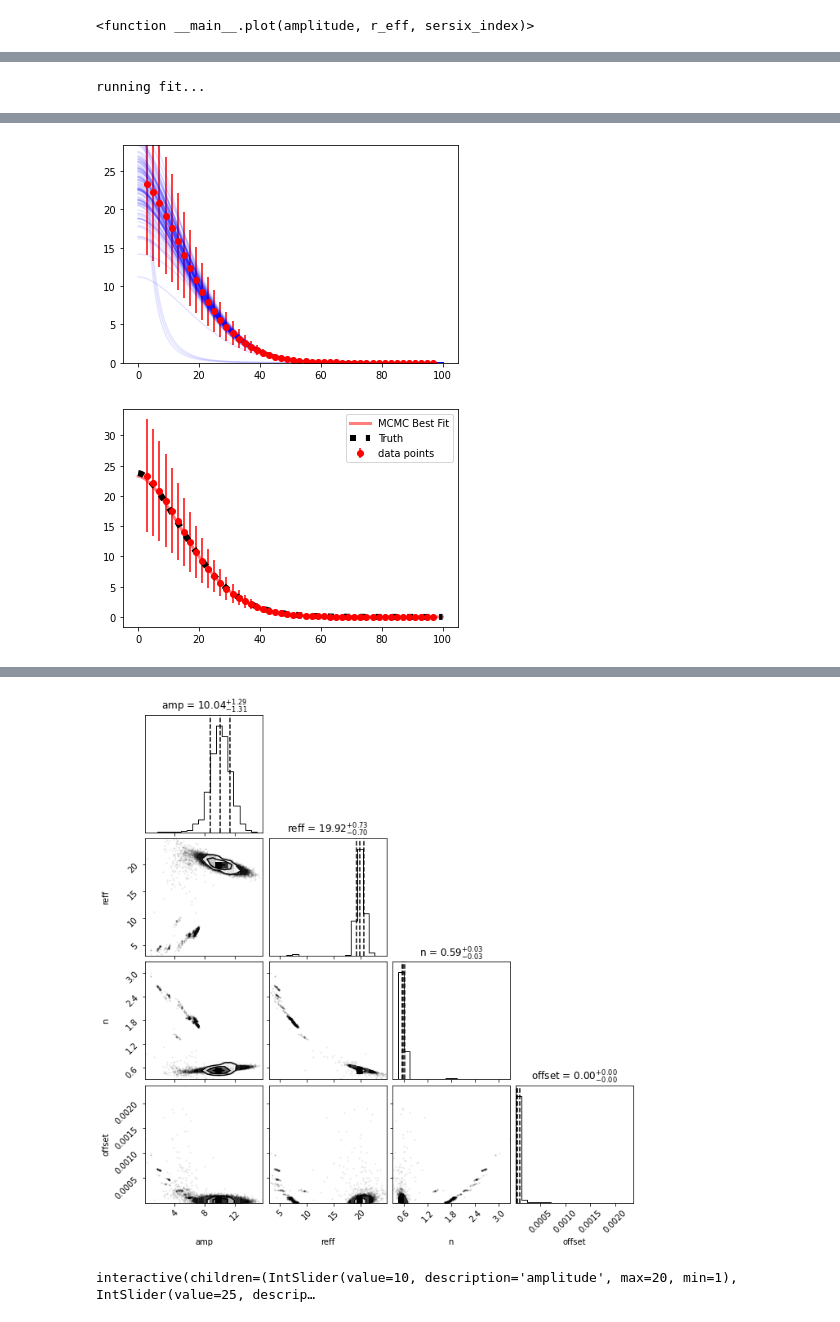
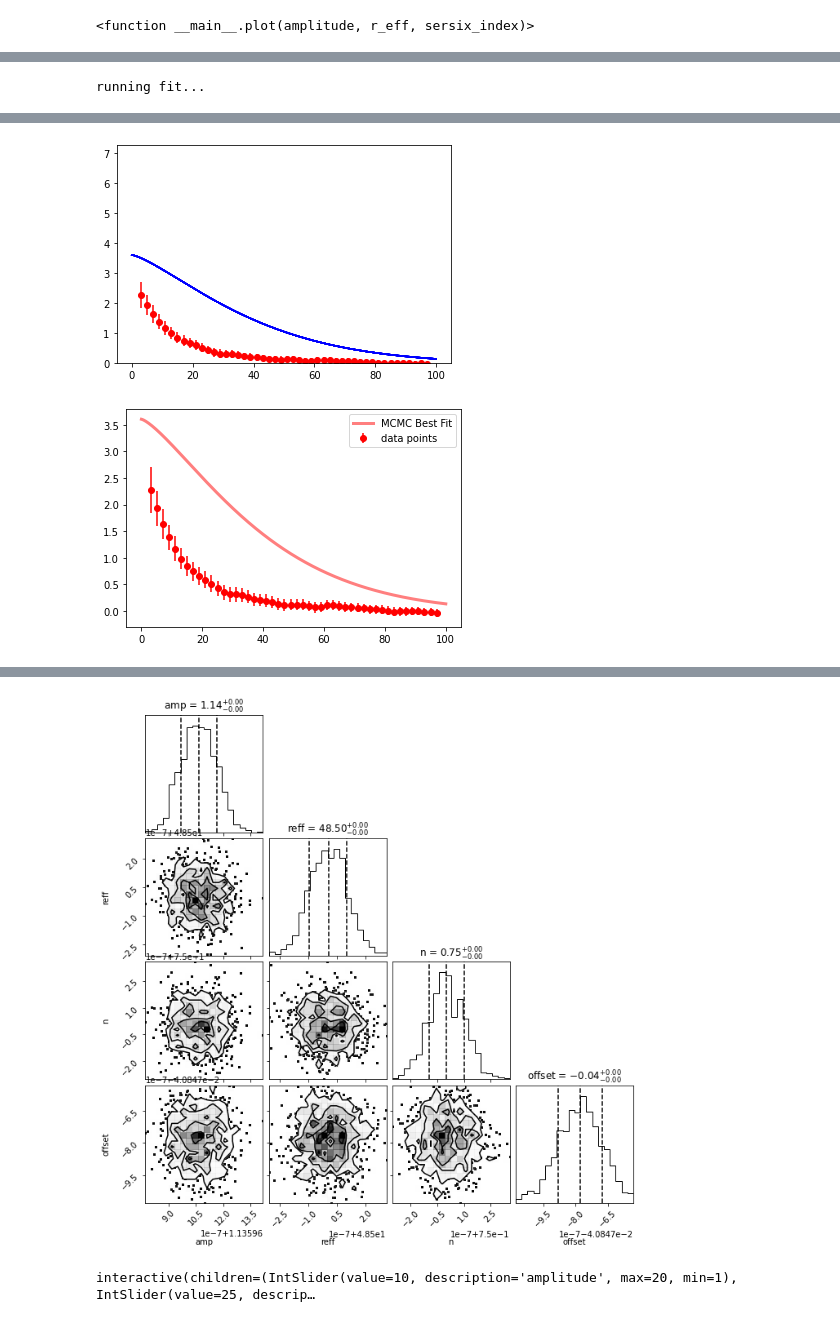
Before and after one commit to TrystanScottLambert/Hz7_ISM, a Jupyter notebook: HZ7_Analysis/how_surface_profiles_are_calculated.ipynb, the cells around one changed output, grey strips where cells are left out. Saved outputs shown, nothing was run; the diff lists cells and outputs as text; code cells hidden in the pictures.

```diff
--- a/HZ7_Analysis/how_surface_profiles_are_calculated.ipynb
+++ b/HZ7_Analysis/how_surface_profiles_are_calculated.ipynb
@@ -58,7 +74,7 @@ def lnlike(theta, x, y, y_err):
 
 def lnprior(theta):
     amplitude, effective_radius, sersic_index, offset = theta
-    if (0 < amplitude < 100) and ( 0 < effective_radius < 100) and (0.3 <sersic_index < 10) and (0 < offset < 100):
+    if (0 < amplitude < 10) and ( 0 < effective_radius < 10) and (0.3 <sersic_index < 10) and (0 < offset < 10):
         return 0.0
     return -np.inf
 
@@ -71,24 +127,26 @@ def lnprob(theta, x, y, yerr):
 
 amplitude = 10
 r_eff = 20
-n = 0.6
+n = 1.5
 sersic_model = models.Sersic2D(amplitude=amplitude, r_eff = r_eff, n=n, x_0=0.5*NUMBER_OF_COLUMNS, y_0 = 0.5*NUMBER_OF_ROWS, ellip=0., theta=0.0)
 image = sersic_model(x,y)
 
 radii = np.arange(0,100,2)
 #data = trystan_method()
-#data = offcenter_method()
-data = all_anuli_method()
+data = offcenter_method()
+print(data)
+#data = all_anuli_method()
 #fit_params = SersicFitter(data[0], data[1], data[2]).fit_sersic(sersic)
 
+data = np.loadtxt('DELETE_test_file.txt', unpack=True)
 
 def fit_sersic_mcmc(x, y, y_err):
-    nwalkers = 100
+    nwalkers = 1000
     niter = 5000
     data = (x, y, y_err)
     initial = np.array([np.max(y)/2, np.max(x)/2, 0.75, np.min(y)])
     ndim = len(initial)
-    p0 = [initial + 1e-7 * np.random.randn(ndim) for i in range(nwalkers)]
+    p0 = [initial + 1e-7* np.random.randn(ndim) for i in range(nwalkers)]
     sampler, pos, prob, state = main(p0, nwalkers, niter, ndim, lnprob, data)
     return sampler, pos, prob, state
 
@@ -120,7 +178,7 @@ new_samples = sampler.flatchain
 
 x_plotting = np.linspace(0, 100, 1000)
 plt.ion()
-samples = sampler.get_chain(discard = 100,thin=10, flat = True)
+samples = sampler.get_chain(discard = 200,thin=10, flat = True)
 
 best_params = []
 for i in range(4):
@@ -141,7 +199,7 @@ plt.show()
 plt.errorbar(data[0], data[1], data[2], fmt = 'ro', label = 'data points')
 plt.plot(x_plotting, sersic(x_plotting, *best_params),color='r', lw=3, alpha=0.5, label = 'MCMC Best Fit')
 # plt.plot(x_plotting, sersic(x_plotting, *fit_params[0]),color='g', lw=4, alpha=0.5, label = 'Least_squares Best Fit')
-plt.plot(x_plotting, sersic(x_plotting, amplitude, r_eff, n, 0), color='k', label='Truth', ls=':', lw=6)
+#plt.plot(x_plotting, sersic(x_plotting, amplitude, r_eff, n, 0), color='k', label='Truth', ls=':', lw=6)
 plt.legend()
 plt.show()
 
@@ -158,2 +232,2 @@ running fit...
-[figure, old version]
+[figure, new version]
-[figure, old version]
+[figure, new version]
@@ -164,2 +234,2 @@ WARNING:root:Too few points to create valid contours
-[figure, old version]
+[figure, new version]
 # %%
```
Also changed, not shown: parts of 4 cells of this notebook, 24 other files.
